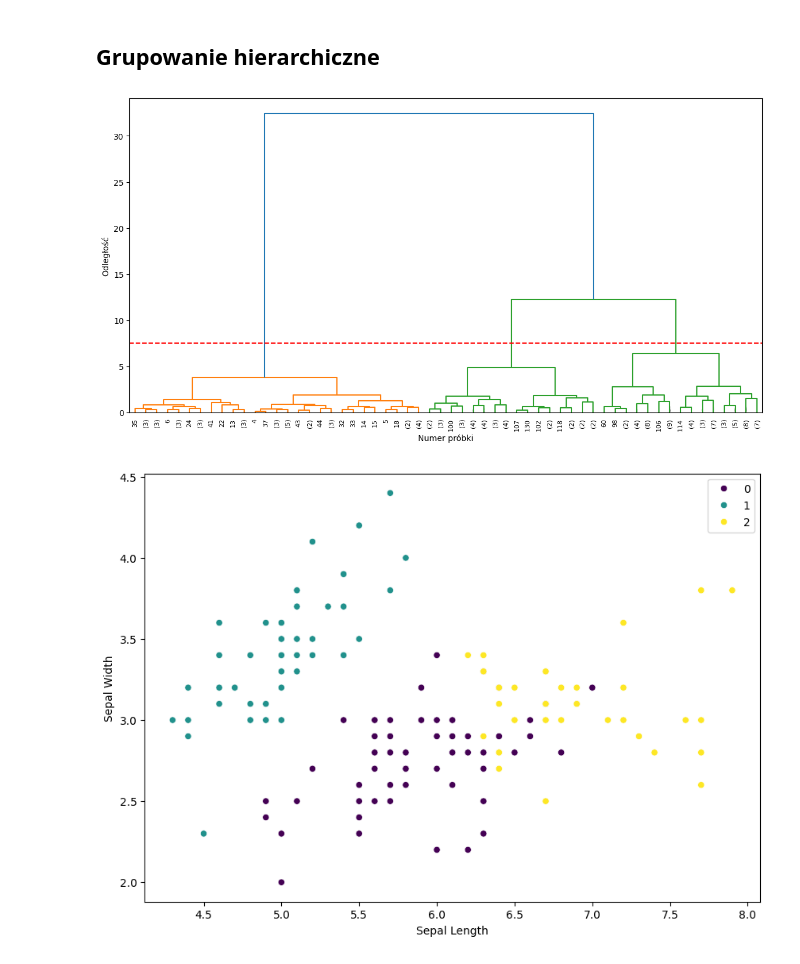
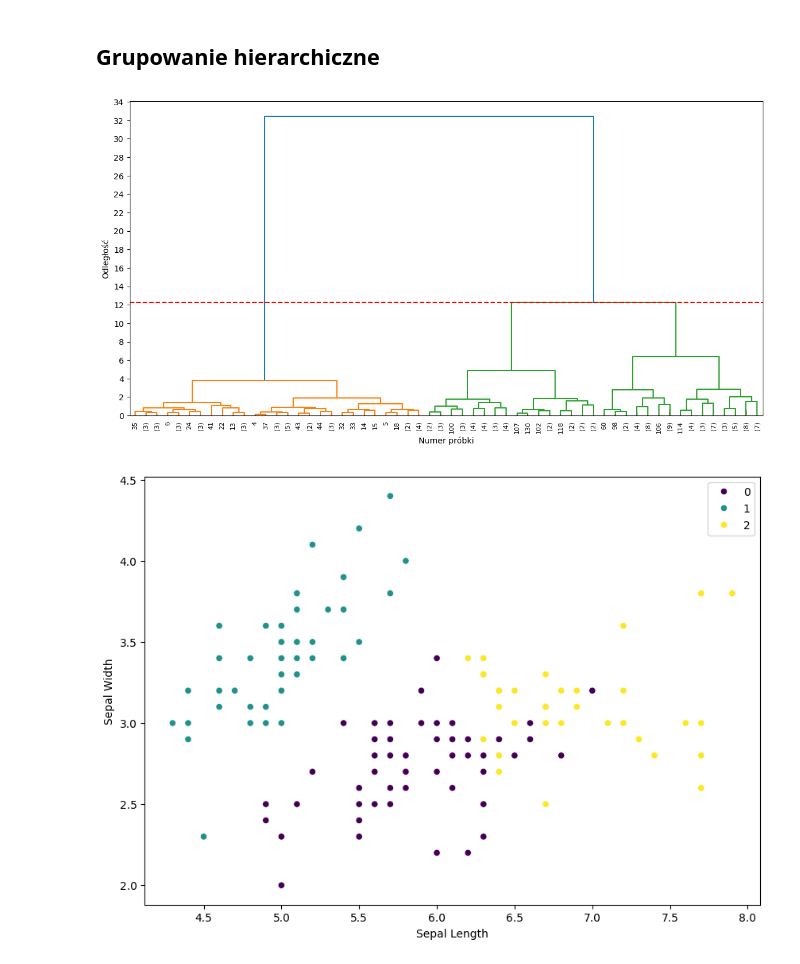
Before and after one commit to November7/AI4Youth, a Jupyter notebook: Spotkanie 3 [27.06.2025]/Modele ML/Grupowanie hierarchiczne.ipynb, the cells around one changed output. Cells and saved outputs as stored; diff of their text form; code cells hidden in the pictures.

```diff
--- a/Spotkanie 3 [27.06.2025]/Modele ML/Grupowanie hierarchiczne.ipynb
+++ b/Spotkanie 3 [27.06.2025]/Modele ML/Grupowanie hierarchiczne.ipynb
@@ -14,18 +14,21 @@ feature_names = iris.feature_names
 # %%
 linked = linkage(X, 'ward')
 
 plt.figure(figsize=(14, 7))
 
 dendrogram(linked, truncate_mode='level', p=5,  leaf_rotation=90, leaf_font_size=8., show_contracted=True)
 
+roznice = np.diff(linked[:, 2])
+maks_skok = np.argmax(roznice)
+optymalny_prog = linked[maks_skok, 2]
+
 plt.xlabel('Numer próbki')
+plt.yticks(range(0, 35, 2))
 plt.ylabel('Odległość')
 
-prog = 7.5
-
-plt.axhline(y = prog, color='r', linestyle='--')
+plt.axhline(y = optymalny_prog, color='r', linestyle='--')
 
 plt.show()
 # %% [output]
-[figure, old version]
+[figure, new version]
 # %%
```
Also changed, not shown: parts of 2 cells of this notebook, 3 other files.
